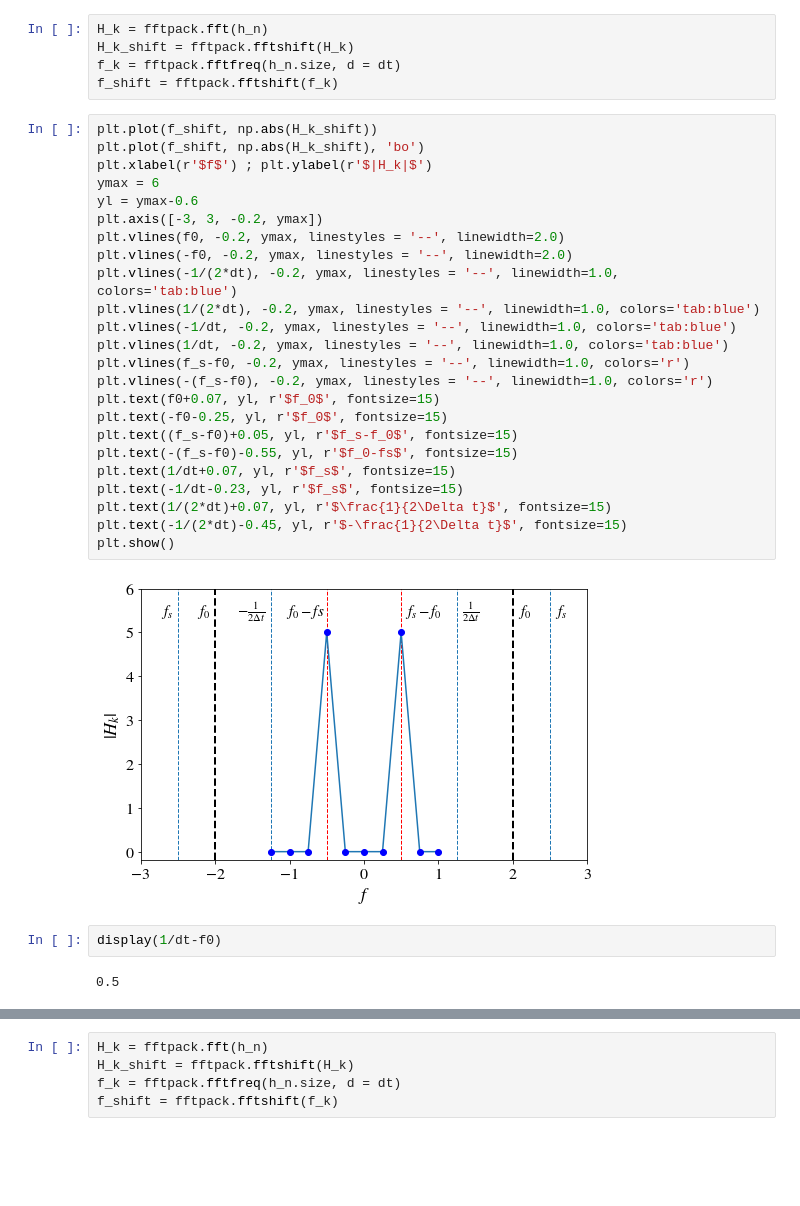
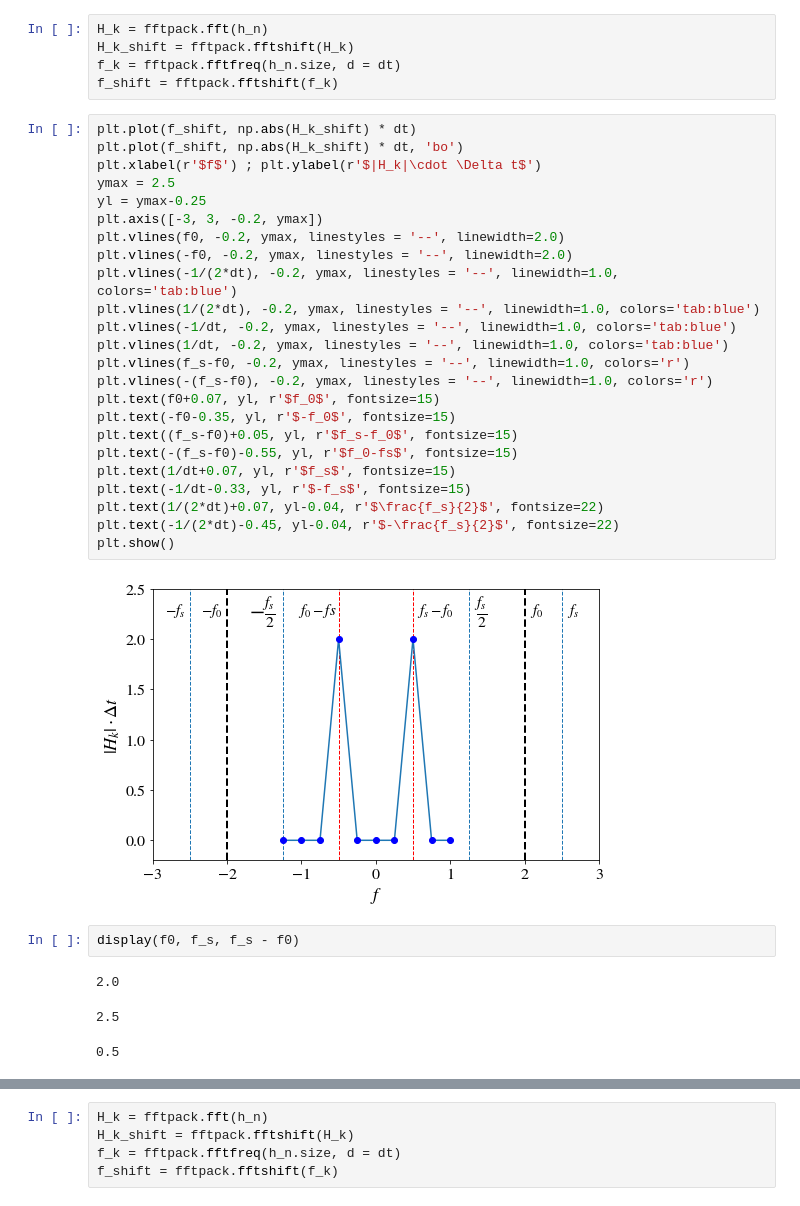
Before and after one commit to niksterg/pyFourier, a Jupyter notebook: DFT.ipynb, the cells around one changed output, grey strips where cells are left out. Cells and saved outputs as stored; diff of their text form; blank space fills up the shorter version.

```diff
--- a/DFT.ipynb
+++ b/DFT.ipynb
@@ -425,35 +427,37 @@ H_k_shift = fftpack.fftshift(H_k)
 f_k = fftpack.fftfreq(h_n.size, d = dt)
 f_shift = fftpack.fftshift(f_k)
 # %%
-plt.plot(f_shift, np.abs(H_k_shift))
-plt.plot(f_shift, np.abs(H_k_shift), 'bo')
-plt.xlabel(r'$f$') ; plt.ylabel(r'$|H_k|$')
-ymax = 6
-yl = ymax-0.6
+plt.plot(f_shift, np.abs(H_k_shift) * dt)
+plt.plot(f_shift, np.abs(H_k_shift) * dt, 'bo')
+plt.xlabel(r'$f$') ; plt.ylabel(r'$|H_k|\cdot \Delta t$')
+ymax = 2.5
+yl = ymax-0.25
 plt.axis([-3, 3, -0.2, ymax])
 plt.vlines(f0, -0.2, ymax, linestyles = '--', linewidth=2.0)
 plt.vlines(-f0, -0.2, ymax, linestyles = '--', linewidth=2.0)
 plt.vlines(-1/(2*dt), -0.2, ymax, linestyles = '--', linewidth=1.0, colors='tab:blue')
 plt.vlines(1/(2*dt), -0.2, ymax, linestyles = '--', linewidth=1.0, colors='tab:blue')
 plt.vlines(-1/dt, -0.2, ymax, linestyles = '--', linewidth=1.0, colors='tab:blue')
 plt.vlines(1/dt, -0.2, ymax, linestyles = '--', linewidth=1.0, colors='tab:blue')
 plt.vlines(f_s-f0, -0.2, ymax, linestyles = '--', linewidth=1.0, colors='r')
 plt.vlines(-(f_s-f0), -0.2, ymax, linestyles = '--', linewidth=1.0, colors='r')
 plt.text(f0+0.07, yl, r'$f_0$', fontsize=15)
-plt.text(-f0-0.25, yl, r'$f_0$', fontsize=15)
+plt.text(-f0-0.35, yl, r'$-f_0$', fontsize=15)
 plt.text((f_s-f0)+0.05, yl, r'$f_s-f_0$', fontsize=15)
 plt.text(-(f_s-f0)-0.55, yl, r'$f_0-fs$', fontsize=15)
 plt.text(1/dt+0.07, yl, r'$f_s$', fontsize=15)
-plt.text(-1/dt-0.23, yl, r'$f_s$', fontsize=15)
-plt.text(1/(2*dt)+0.07, yl, r'$\frac{1}{2\Delta t}$', fontsize=15)
-plt.text(-1/(2*dt)-0.45, yl, r'$-\frac{1}{2\Delta t}$', fontsize=15)
+plt.text(-1/dt-0.33, yl, r'$-f_s$', fontsize=15)
+plt.text(1/(2*dt)+0.07, yl-0.04, r'$\frac{f_s}{2}$', fontsize=22)
+plt.text(-1/(2*dt)-0.45, yl-0.04, r'$-\frac{f_s}{2}$', fontsize=22)
 plt.show()
 # %% [output]
-[figure, old version]
+[figure, new version]
-# %%
-display(1/dt-f0)
-# %% [output]
-0.5
+# %%
+display(f0, f_s, f_s - f0)
+# %% [output]
+2.0
+2.5
+0.5
 # %% [markdown]
 ### Example 7: Aliasing due to undersampling with several frequencies
 
```
Also changed, not shown: parts of 16 cells of this notebook.
